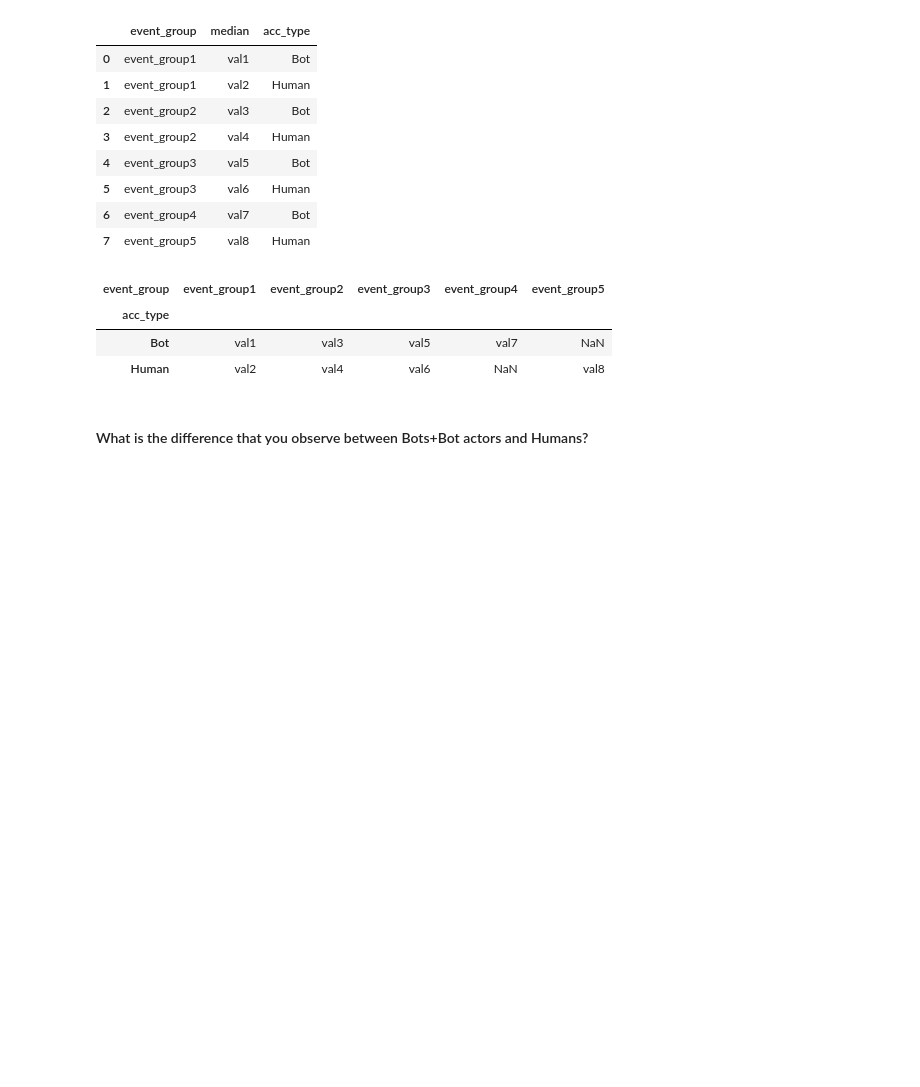
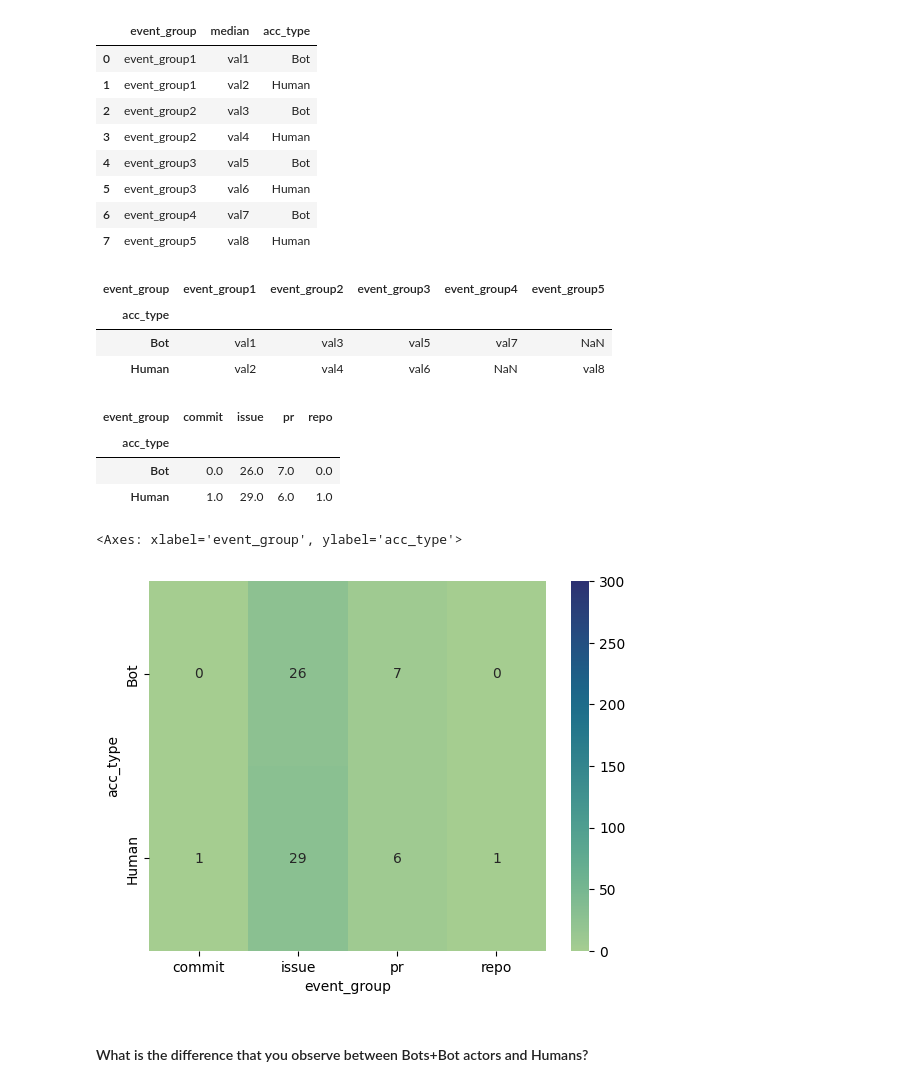
Before and after one commit to JeremyDelnatte/Software_Evolution_TP_bots, a Jupyter notebook: TP_bots_template.ipynb, the cells around one changed output. Drawn from its saved outputs; the diff is of its cells as text; code cells hidden in the pictures; blank space fills up the shorter version.

```diff
--- a/TP_bots_template.ipynb
+++ b/TP_bots_template.ipynb
@@ -495,3 +515,14 @@ df_medians
 | 7 | event_group5 | val8 | Human |
 # %%
 # YOUR CODE BELOW
+
+# The bot actors and bot users have the same user_type 'Bot', so I don't need to group them.
+
+medians = []
+for type in ["Bot", "Human"]:
+    for event_group in ["pr", "commit", "issue", "repo"]:
+        median = group_df[group_df["acc_type"] == type][event_group].median()
+        medians.append({"event_group": event_group, "median": median, "acc_type": type})
+
+medians_df = pd.DataFrame(medians)
+medians_df
@@ -536,7 +577,19 @@ df_medians.pivot(index='acc_type', columns='event_group', values='median')#.rese
 | Human | val2 | val4 | val6 | NaN | val8 |
 # %%
 # YOUR CODE BELOW
+
+medians_pivot_df = medians_df.pivot(index='acc_type', columns='event_group', values='median')
+medians_pivot_df
+# %% [output]
+| event_group | commit | issue | pr | repo |
+| acc_type |  |  |  |  |
+| Bot | 0.0 | 26.0 | 7.0 | 0.0 |
+| Human | 1.0 | 29.0 | 6.0 | 1.0 |
 # %%
 # YOUR CODE BELOW
+sns.heatmap(medians_pivot_df, annot=True, vmin=0, vmax=300, cmap="crest")
+# %% [output]
+<Axes: xlabel='event_group', ylabel='acc_type'>
+[figure, added]
 # %% [markdown]
 #### What is the difference that you observe between Bots+Bot actors and Humans?
```
Also changed, not shown: parts of 15 cells of this notebook.
